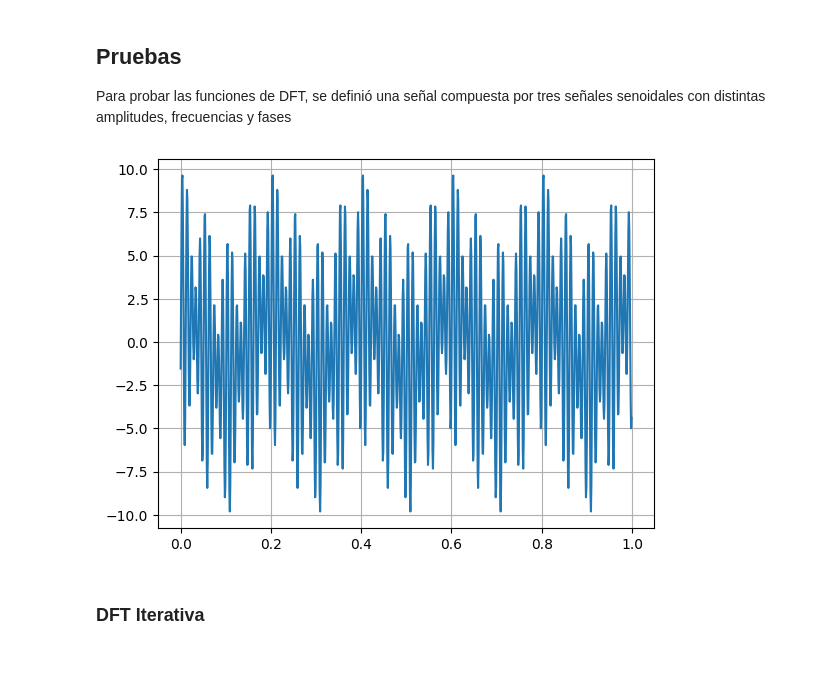
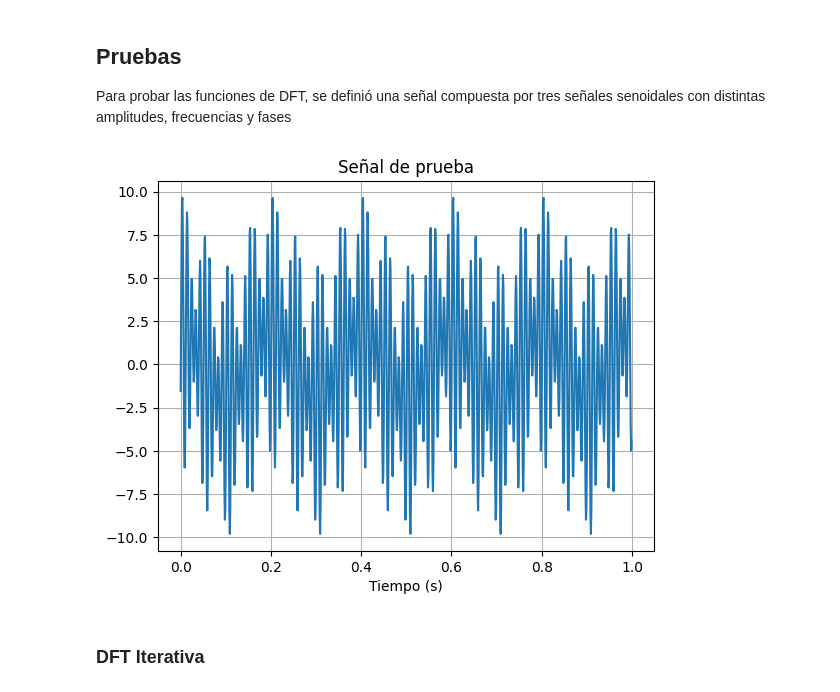
Before and after one commit to brunogle/utn-pds, a Jupyter notebook: ts2-dft/ts2.ipynb, the cells around one changed output. Cells and saved outputs as stored; diff of their text form; code cells hidden in the pictures; blank space fills up the shorter version.

Commit message:
TS2 Mejores plots

```diff
--- a/ts2-dft/ts2.ipynb
+++ b/ts2-dft/ts2.ipynb
@@ -86,18 +86,20 @@ Para probar las funciones de DFT, se definió una señal compuesta por tres señ
 # %%
 fs = 1000
 N = 1000
 
 t1, sin1 = sampled_sine(N, fs, ff=5, vmax=2, ph=np.pi/2)
 t2, sin2 = sampled_sine(N, fs, ff=80, vmax=3, ph=0)
 t2, sin3 = sampled_sine(N, fs, ff=100, vmax=5, ph=-np.pi/4)
 
 t, signal = t1, sin1 + sin2 + sin3
 
 plt.plot(t,signal)
+plt.title("Señal de prueba")
+plt.xlabel("Tiempo (s)")
 plt.grid()
 plt.show()
 # %% [output]
-[figure, old version]
+[figure, new version]
 # %% [markdown]
 ### DFT Iterativa
 # %%
```
Also changed, not shown: parts of 1 cell of this notebook.
